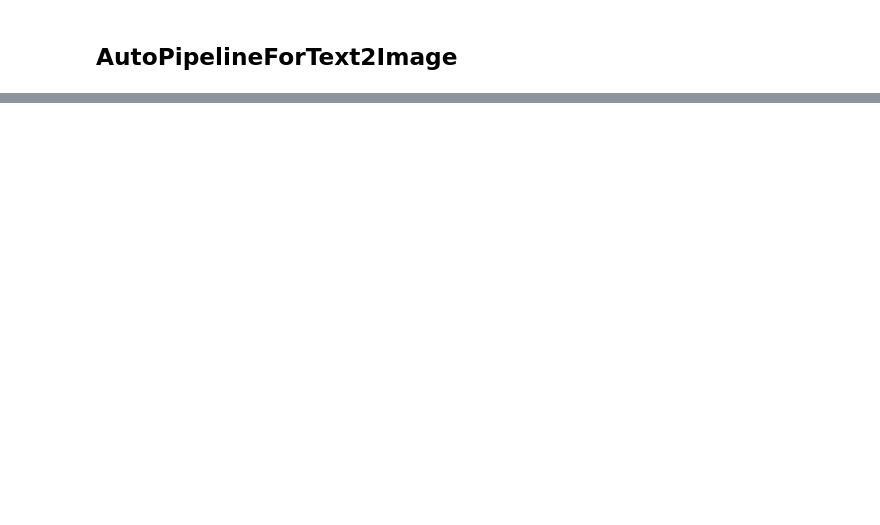
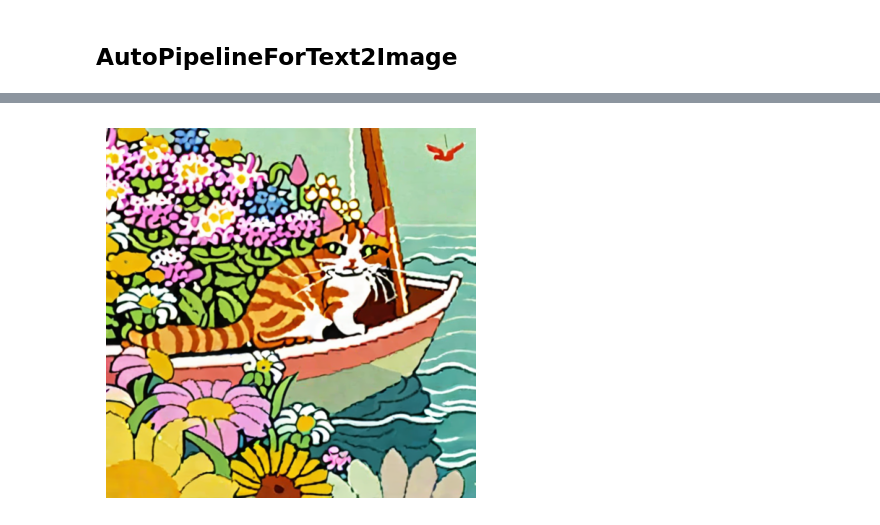
Before and after one commit to RenadAlmaghthawi/lab-multi-modal-output-agent, a Jupyter notebook: lab_multi_modal_output_agent.ipynb, the cells around one changed output, grey strips where cells are left out. Saved outputs shown, nothing was run; the diff lists cells and outputs as text; code cells hidden in the pictures; blank space fills up the shorter version.

```diff
--- a/lab_multi_modal_output_agent.ipynb
+++ b/lab_multi_modal_output_agent.ipynb
@@ -191,0 +245,12 @@ plt.show()
+# %%
+image = pipe("a cat sailing a boat across a sea of flowers.").images[0]
+
+
+
+
+# Display the image using matplotlib
+plt.imshow(image)
+plt.axis('off')
+plt.show()
+# %% [output]
+[figure, added]
```
Also changed, not shown: parts of 6 cells of this notebook.
